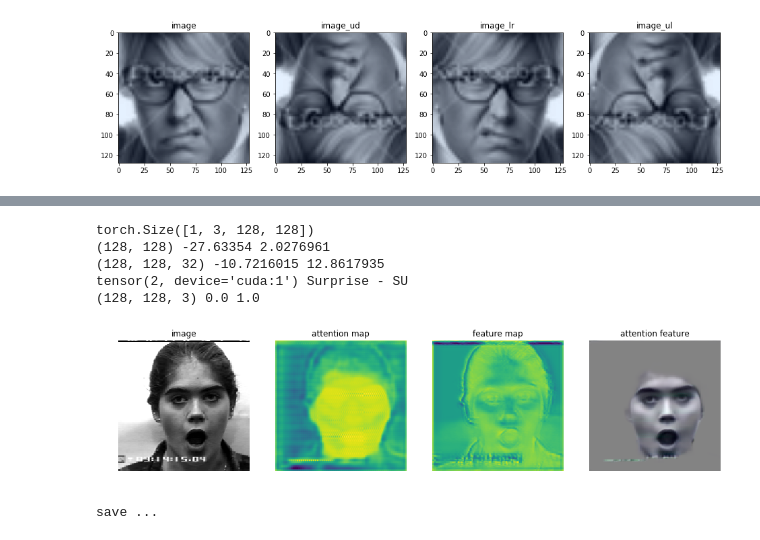
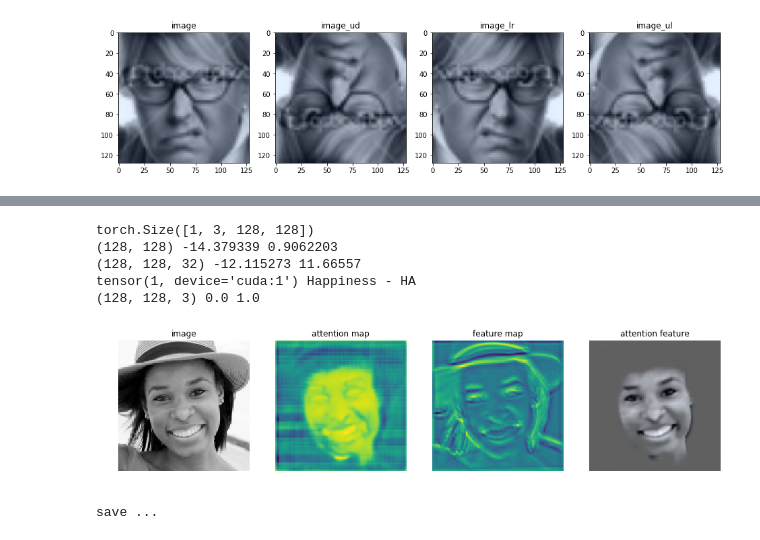
Before and after one commit to pedrodiamel/ferattention, a Jupyter notebook: books/eval.ipynb, the cells around one changed output, grey strips where cells are left out. Saved outputs shown, nothing was run; the diff lists cells and outputs as text; code cells hidden in the pictures.

```diff
--- a/books/eval.ipynb
+++ b/books/eval.ipynb
@@ -52,6 +42,6 @@ srf_.png
 # %%
-project          = '../netruns'
-name             = 'attentionrec_atentionresnet34_mcedice_adam_coco_dim64_preactresnet18x32_bu3dfe_fold3_002'
+project          = '../out'
+name             = 'fer_atentionresnet34_attgmm_adam_ferblack_dim64_preactresnet18x32_fold0_001'
 pathnamedataset  = '~/.datasets'
 pathmodel        = os.path.join( project, name, 'models/model_best.pth.tar' ) #model_best
 pathproject      = os.path.join( project, name )
@@ -69,7 +57,7 @@ imsize           = 128
 # %%
 # Load dataset
 print('>> Load dataset ...')
-namedataset = FactoryDataset.bu3dfe
+namedataset = FactoryDataset.ferp
 subset = FactoryDataset.training
 imagesize=128
 
@@ -265,7 +249,7 @@ def save(image, srf, fmap, att, pathname='../netruns/', pos_name=''):
 
 
 
-idx=0
+idx=10
 sample = dataset[ idx ]
 
 #image, mask, label = sample
@@ -334,10 +319,14 @@ def pad(image, xypad):
     im_pad[xypad:xypad+h,xypad:xypad+w] = image
     return im_pad
 
+def crop(image, xycrop):
+    h,w = image.shape[:2]
+    image = image[ xycrop:h-xycrop,xycrop:w-xycrop]
+    return image
 
 
 imagesize=128
-image = cv2.imread('dddddd.png')[:,:,(2,1,0)].mean(axis=2)
+image = cv2.imread('../rec/selfie_happy.png')[:,:,(2,1,0)].mean(axis=2)
 
 # sigma=0.001
 # image = image/255.0
@@ -346,6 +335,7 @@ image = cv2.imread('dddddd.png')[:,:,(2,1,0)].mean(axis=2)
 # image = (np.clip(image+noise,0,1)*255).astype(np.uint8)
 
 # # image = pad(image,10)
+image = crop(image, 50)
 
 image = np.stack( (image,image,image), axis=2 )
 image = cv2.resize( image, (imagesize,imagesize) )
@@ -371,37 +361,37 @@ print(y_lab_hat, dataset.data.classes[y_lab_hat])
 att_mask = (np.abs( att ) > 0.2).astype(np.float)
 print(att_mask.shape, att_mask.min(), att_mask.max() )
 
 image = norm(image)
 #print(image.min(), image.max() )
 
 
 plt.figure( figsize=(16,8))
 plt.subplot(141)
 plt.imshow( image )
 plt.title('image')
 plt.axis('off')
 plt.subplot(142)
 plt.imshow( (fmap))
 plt.title('attention map')
 plt.axis('off' )
 plt.subplot(143)
 plt.imshow( srf.sum(2) )
 plt.title('feature map')
 plt.axis('off' )
 plt.subplot(144)
 plt.imshow( norm(att) )
 # plt.title('class {}/{}'.format(y_lab_hat, label) )
 plt.title('attention feature')
 plt.axis('off')
 
 plt.show()
 # %% [output]
 torch.Size([1, 3, 128, 128])
-(128, 128) -27.63354 2.0276961
-(128, 128, 32) -10.7216015 12.8617935
-tensor(2, device='cuda:1') Surprise - SU
+(128, 128) -14.379339 0.9062203
+(128, 128, 32) -12.115273 11.66557
+tensor(1, device='cuda:1') Happiness - HA
 (128, 128, 3) 0.0 1.0
-[figure, old version]
+[figure, new version]
 # %%
 import os
 
```
Also changed, not shown: parts of 16 cells of this notebook, 12 other files.
